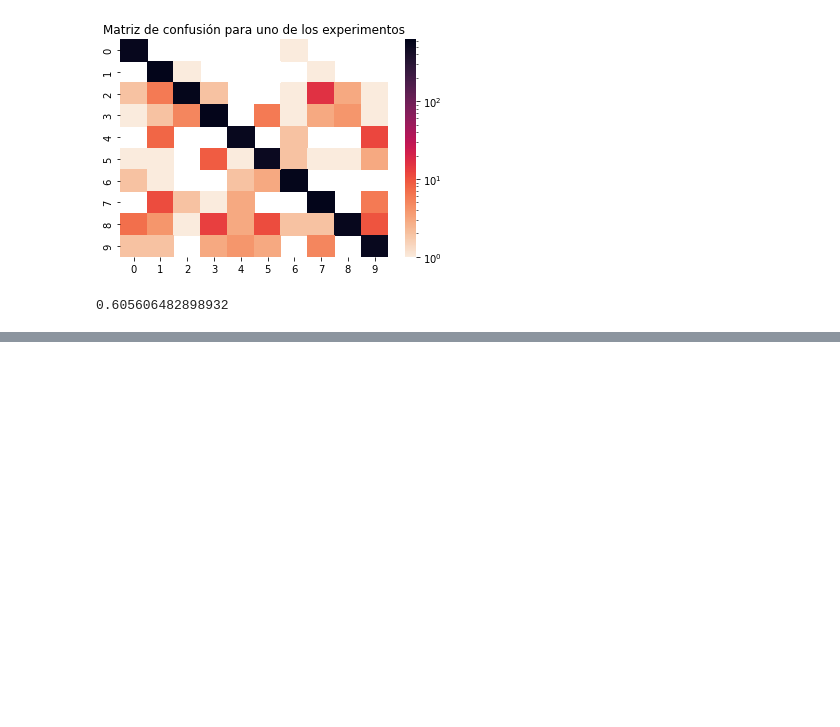
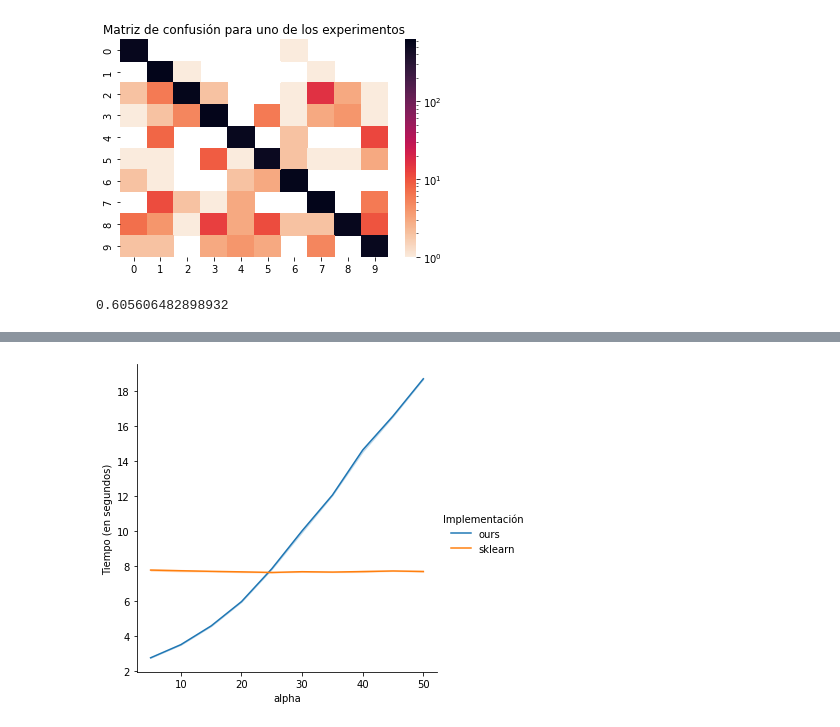
Before and after one commit to iglosiggio/metnum-tp2, a Jupyter notebook: notebooks/graficos.ipynb, the cells around one changed output, grey strips where cells are left out. Cells and saved outputs as stored; diff of their text form; code cells hidden in the pictures; blank space fills up the shorter version.

```diff
--- a/notebooks/graficos.ipynb
+++ b/notebooks/graficos.ipynb
@@ -201,0 +339,38 @@ cohen_kappa_score(max_knnpca_row['y_pred'], random_knnpca_row['y_pred'])
+# %%
+from metnum import KNNClassifier
+
+LOAD_FROM_FILE = True
+
+if LOAD_FROM_FILE:
+    with open('kd_tree_vs_ours.pickle', 'rb') as file:
+        results = load(file)
+else:
+    results_sklearn_vs_ours = []
+
+    for alpha in range(5, 51, 5):
+        print(f'alpha={alpha} ', flush=True)
+        # Primero achiquemos la dimensionalidad del problema así no tarda mil años
+        pca = PCA(alpha)
+        pca.fit(X_train)
+        X_train_pc = pca.transform(X_train)
+        X_test_pc = pca.transform(X_test)
+
+        knn_ours = KNNClassifier(5)
+        knn_ours.fit(X_train_pc, y_train_1d)
+        knn_sklearn = KNeighborsClassifier(n_neighbors=5, algorithm='brute')
+        knn_sklearn.fit(X_train_pc, y_train_1d)
+
+        for _ in range(NUM_TRIES):
+            print('.', end='', flush=True)
+            results_sklearn_vs_ours.append(('ours', alpha, time_for(knn_ours.predict, X_test_pc)))
+            print(',', end='', flush=True)
+            results_sklearn_vs_ours.append(('sklearn', alpha, time_for(knn_sklearn.predict, X_test_pc)))
+
+    results_sklearn_vs_ours = pd.DataFrame(results_sklearn_vs_ours, columns=['Implementación', 'alpha', 'Tiempo (en segundos)'])
+    results_sklearn_vs_ours['Tiempo (en segundos)'] /= 10**9
+
+    with open('kd_tree_vs_ours.pickle', 'wb') as file:
+        from pickle import dump
+        dump(results_sklearn_vs_ours, file)
+
+results_sklearn_vs_ours
@@ -201,0 +402,5 @@ cohen_kappa_score(max_knnpca_row['y_pred'], random_knnpca_row['y_pred'])
+# %%
+grid = sns.relplot(data=results_sklearn_vs_ours, x='alpha', y='Tiempo (en segundos)', hue='Implementación', kind='line')
+grid.figure.savefig('brute-sklearn-vs-own.pdf')
+# %% [output]
+[figure, added]
```
Also changed, not shown: parts of 16 cells of this notebook, 2 other files.
